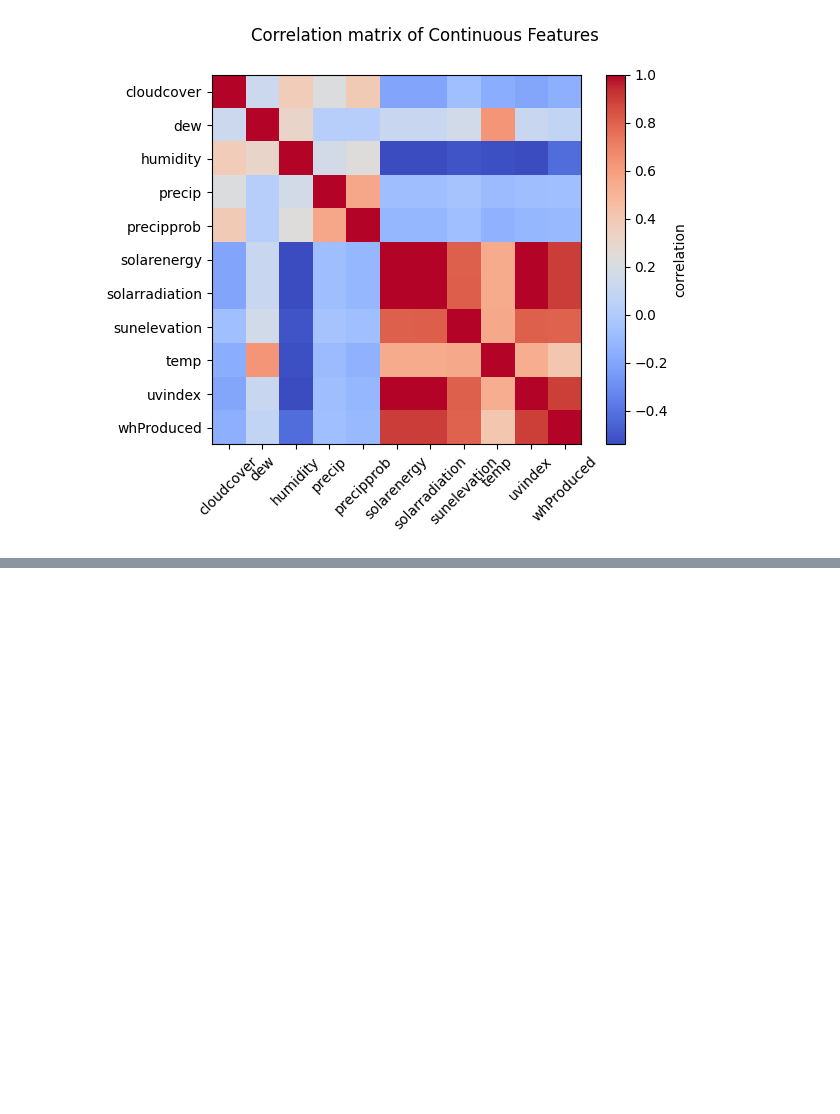
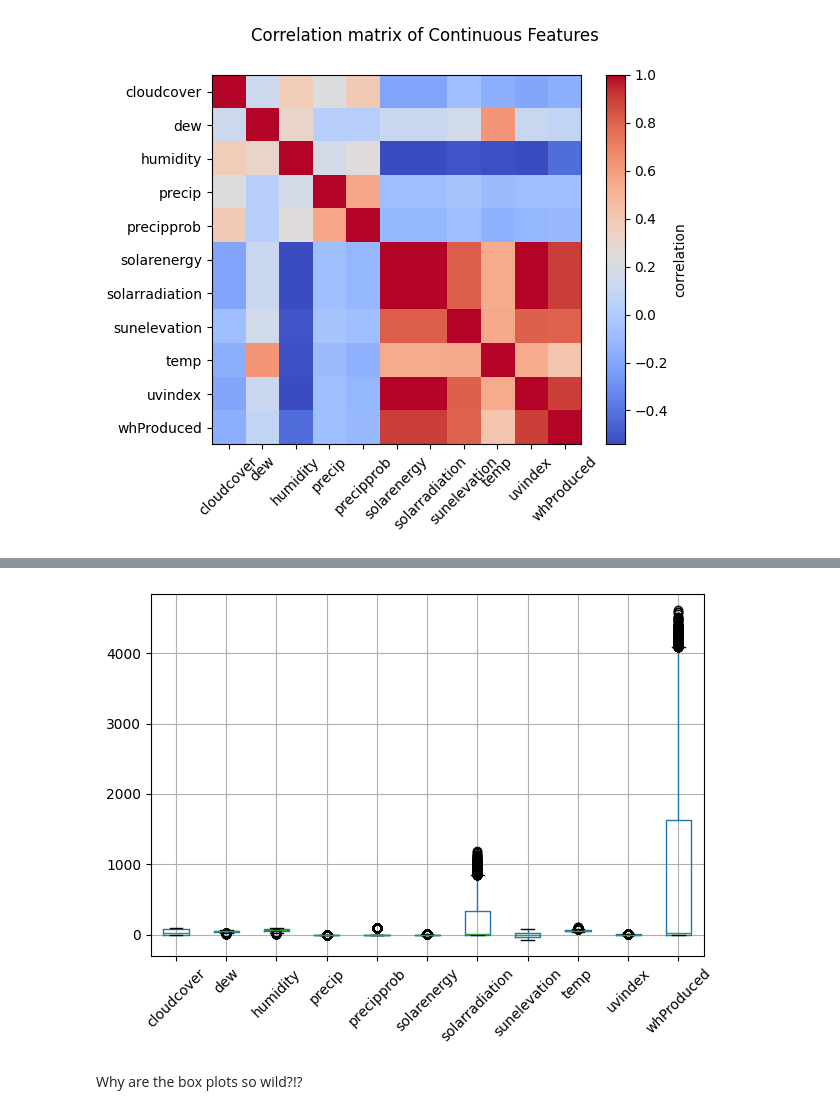
Before and after one commit to uppercaseVar/ECS171-Project, a Jupyter notebook: Project.ipynb, the cells around one changed output, grey strips where cells are left out. Drawn from its saved outputs; the diff is of its cells as text; code cells hidden in the pictures; blank space fills up the shorter version.

```diff
--- a/Project.ipynb
+++ b/Project.ipynb
@@ -84,0 +93,9 @@ plt.show()
+# %%
+solar_data.boxplot()
+plt.xticks(rotation=45)
+plt.tight_layout()
+plt.show()
+# %% [output]
+[figure, added]
+# %% [markdown]
+Why are the box plots so wild?!?
```
Also changed, not shown: parts of 5 cells of this notebook, 1 other file.
